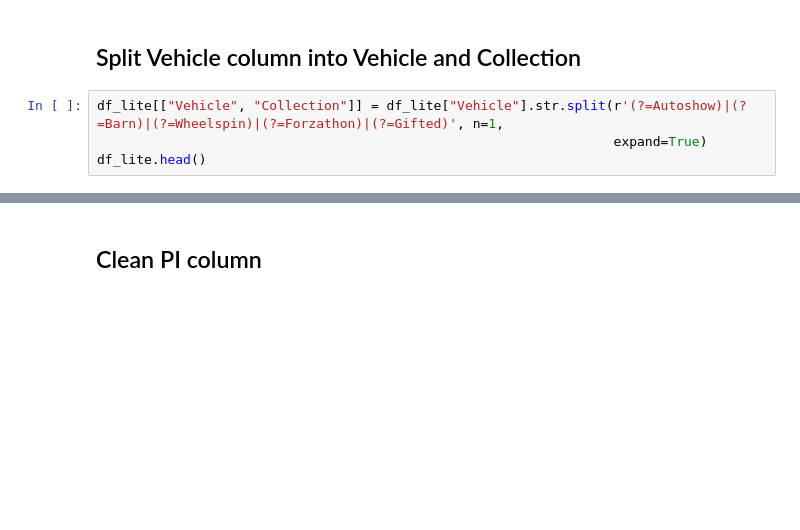
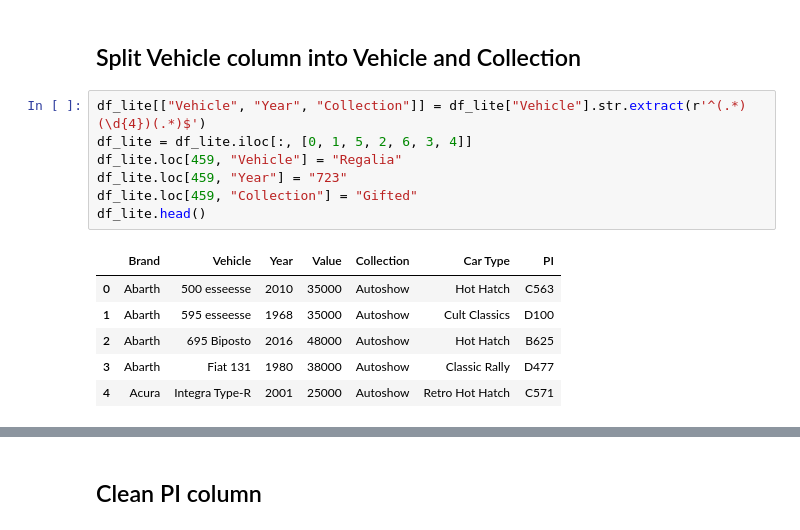
Before and after one commit to iaspidem/fh-cars-list, a Jupyter notebook: fh3-process.ipynb, the cells around one changed output, grey strips where cells are left out. Cells and saved outputs as stored; diff of their text form; blank space fills up the shorter version.

```diff
--- a/fh3-process.ipynb
+++ b/fh3-process.ipynb
@@ -223,9 +223,19 @@ df_lite.head()
 | 4 | Acura | Integra Type-R 2001Autoshow | 25000 | Retro Hot Hatch | C571 |
 # %% [markdown]
 ## Split Vehicle column into Vehicle and Collection
-# %%
-df_lite[["Vehicle", "Collection"]] = df_lite["Vehicle"].str.split(r'(?=Autoshow)|(?=Barn)|(?=Wheelspin)|(?=Forzathon)|(?=Gifted)', n=1,
-                                                                  expand=True)
-df_lite.head()
+# %%
+df_lite[["Vehicle", "Year", "Collection"]] = df_lite["Vehicle"].str.extract(r'^(.*)(\d{4})(.*)$')
+df_lite = df_lite.iloc[:, [0, 1, 5, 2, 6, 3, 4]]
+df_lite.loc[459, "Vehicle"] = "Regalia"
+df_lite.loc[459, "Year"] = "723"
+df_lite.loc[459, "Collection"] = "Gifted"
+df_lite.head()
+# %% [output]
+|  | Brand | Vehicle | Year | Value | Collection | Car Type | PI |
+| 0 | Abarth | 500 esseesse | 2010 | 35000 | Autoshow | Hot Hatch | C563 |
+| 1 | Abarth | 595 esseesse | 1968 | 35000 | Autoshow | Cult Classics | D100 |
+| 2 | Abarth | 695 Biposto | 2016 | 48000 | Autoshow | Hot Hatch | B625 |
+| 3 | Abarth | Fiat 131 | 1980 | 38000 | Autoshow | Classic Rally | D477 |
+| 4 | Acura | Integra Type-R | 2001 | 25000 | Autoshow | Retro Hot Hatch | C571 |
 # %%
 df_lite["Collection"].value_counts()
```
Also changed, not shown: parts of 10 cells of this notebook, 1 other file.
